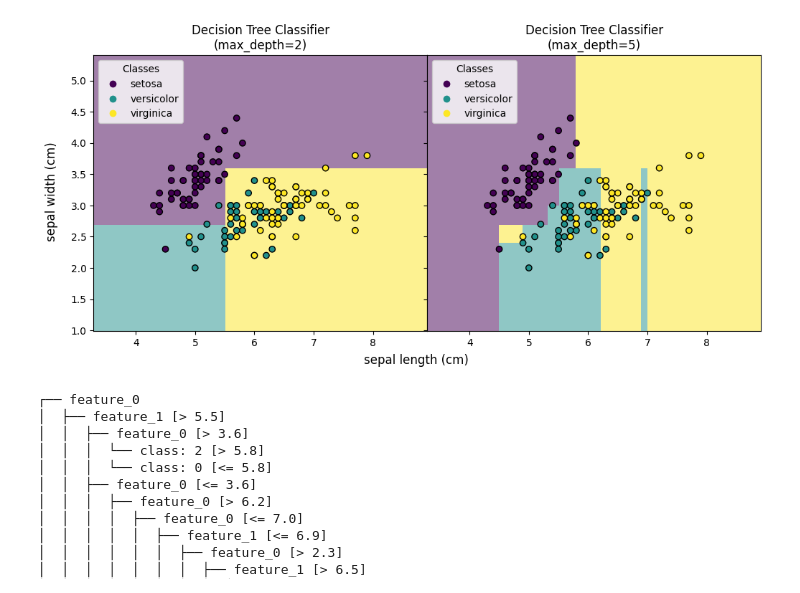
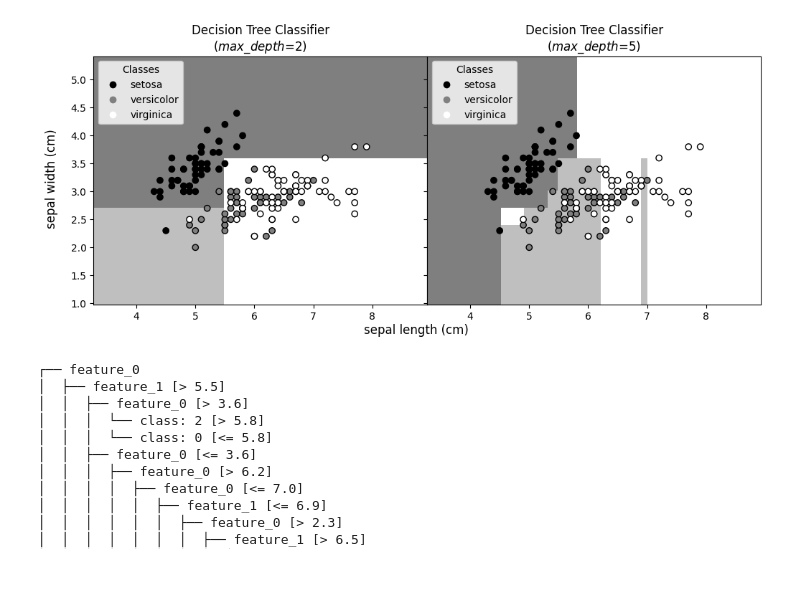
Before and after one commit to ben-my-to/mpitree, a Jupyter notebook: mpitree_test.ipynb, the cells around one changed output. Saved outputs shown, nothing was run; the diff lists cells and outputs as text; code cells hidden in the pictures.

```diff
--- a/mpitree_test.ipynb
+++ b/mpitree_test.ipynb
@@ -14,38 +14,40 @@ from sklearn.inspection import DecisionBoundaryDisplay
 
 fig, axs = plt.subplots(
     ncols=2,
     sharex="col",
     sharey="row",
-    figsize=(12, 5),
+    figsize=(12, 4.5),
     gridspec_kw={"wspace": 0, "hspace": 0},
 )
 
 for ax, depth in zip(axs, (2, 5)):
     clf = DecisionTreeClassifier(max_depth=depth).fit(X, y)
     disp = DecisionBoundaryDisplay.from_estimator(
         clf,
         X,
-        grid_resolution=200,
         response_method="predict",
         plot_method="pcolormesh",
         alpha=0.5,
         ax=ax,
+        cmap="gray",
     )
-    scatter = disp.ax_.scatter(X[:, 0], X[:, 1], c=iris.target, edgecolors="k")
+    scatter = disp.ax_.scatter(
+        X[:, 0], X[:, 1], cmap="gray", c=iris.target, edgecolors="k"
+    )
     disp.ax_.legend(
         scatter.legend_elements()[0],
         iris.target_names,
         loc="upper left",
         title="Classes",
     )
-    _ = disp.ax_.set_title(f"Decision Tree Classifier\n(max_depth={depth})")
+    _ = disp.ax_.set_title(f"Decision Tree Classifier\n($max\_depth$={depth})")
 
 fig.supxlabel("sepal length (cm)")
 fig.supylabel("sepal width (cm)", x=0.069)
 
 plt.show()
 # %% [output]
-[figure, old version]
+[figure, new version]
 # %%
 clf = DecisionTreeClassifier().fit(X, y)
 print(clf)
```
Also changed, not shown: parts of 2 cells of this notebook, 1 other file.
